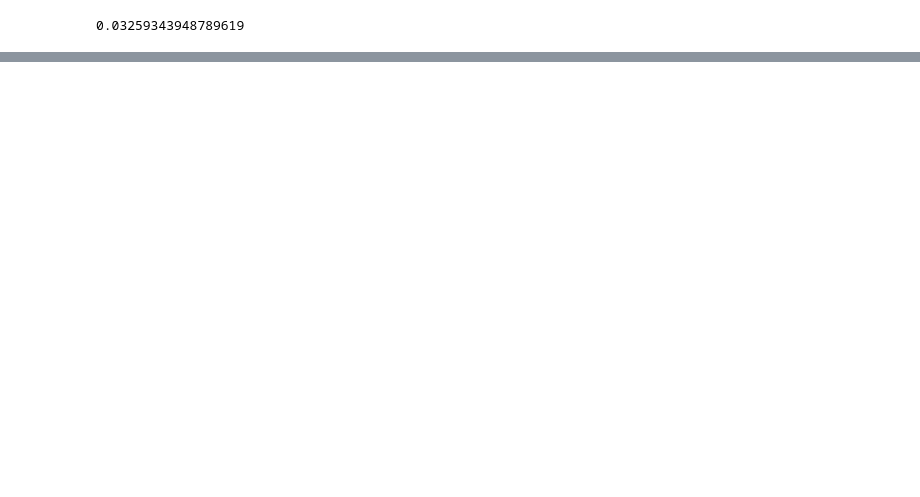
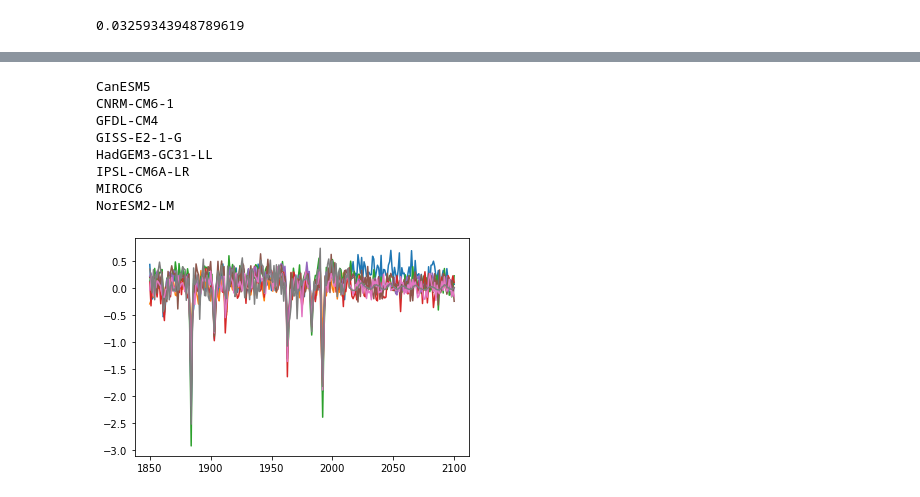
Before and after one commit to chrisroadmap/aerosol-history, a Jupyter notebook: notebooks/70_emulate_other_ssps.ipynb, the cells around one changed output, grey strips where cells are left out. Cells and saved outputs as stored; diff of their text form; code cells hidden in the pictures; blank space fills up the shorter version.

Commit message:
get 3/4 forcings down

```diff
--- a/notebooks/70_emulate_other_ssps.ipynb
+++ b/notebooks/70_emulate_other_ssps.ipynb
@@ -136,0 +189,31 @@ for iscen, scenario in enumerate(scenarios):
+# %%
+# Reproduce the solar forcing calculation
+
+nc_future = Dataset('../data_input/input4mips/solarforcing-ref-mon_input4MIPs_solar_CMIP_SOLARIS-HEPPA-3-2_gn_185001-229912.nc')
+tsi_future = nc_future.variables['tsi'][:(251*12)]
+nc_future.close()
+
+years = np.arange(1850, 2101, dtype=int)
+isleap = np.zeros(251)
+isleap[np.logical_and(years%4==0, np.logical_or(years%100!=0, years%400==0))] = 1
+
+tsi = np.zeros(251)
+for i, year in enumerate(years):
+    weights = [31,28+isleap[i],31,30,31,30,31,31,30,31,30,31]
+    tsi[i] = np.average(tsi_future[(i)*12:(1+i)*12], weights=weights)
+
+tsi_baseline = np.mean(tsi[:24])
+tsi_baseline
+solar_erf = 0.25 * (tsi-tsi_baseline) * 0.71 * 0.72  # include RA
+# %%
+for model in models:
+    for scenario in scenarios:
+        erf[model][scenario]['natural'] = natural.loc[:, '%s NAT' % model].values
+# %%
+for scenario in scenarios:
+    erf['HadGEM3-GC31-LL'][scenario]['natural'][250] = solar_erf[250]
+# %%
+for model in ['CNRM-CM6-1', 'NorESM2-LM']:
+    for scenario in scenarios:
+        erf[model][scenario]['natural'][174:] = solar_erf[174:]
+        erf[model][scenario]['natural'][165:174] = (natural.loc[2014, '%s NAT' % model] - solar_erf[164]) * np.linspace(0.9,0.1,9) + solar_erf[165:174]
@@ -136,0 +245,14 @@ for iscen, scenario in enumerate(scenarios):
+# %%
+for model in models:
+    print(model)
+    pl.plot(np.arange(1850, 2101), erf[model]['ssp245']['natural'])
+# %% [output]
+CanESM5
+CNRM-CM6-1
+GFDL-CM4
+GISS-E2-1-G
+HadGEM3-GC31-LL
+IPSL-CM6A-LR
+MIROC6
+NorESM2-LM
+[figure, added]
```
Also changed, not shown: parts of 30 cells of this notebook, 5 other files.
